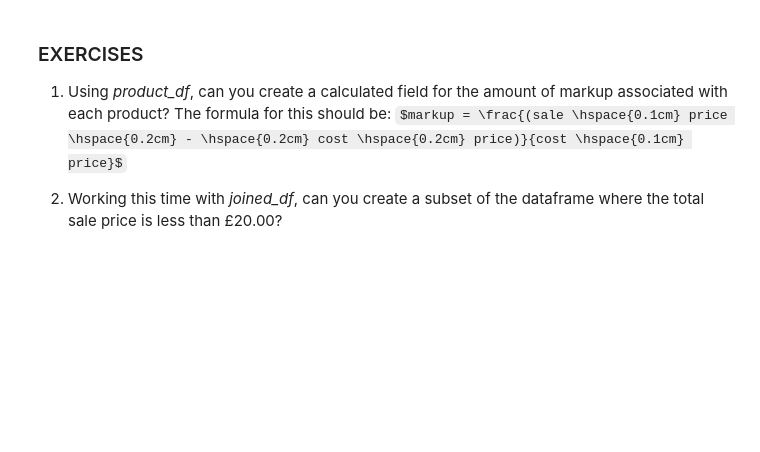
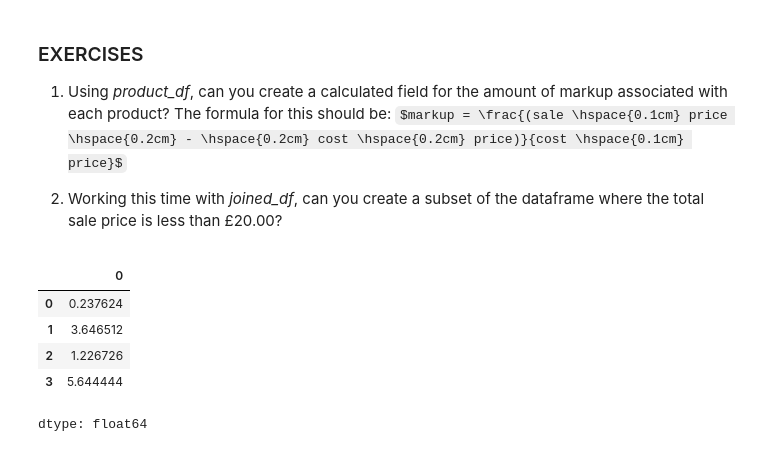
Before and after one commit to MonishaPandhi/MonishaPandhi---DataScience---GenAI---Submissions, a Jupyter notebook: Assignment_2_03_Calculated_Fields,_Indexing_and_Subsetting_COMPLETED.ipynb, the cells around one changed output. Drawn from its saved outputs; the diff is of its cells as text; code cells hidden in the pictures; some formulas as TeX source; blank space fills up the shorter version.

```diff
--- a/Assignment_2_03_Calculated_Fields,_Indexing_and_Subsetting_COMPLETED.ipynb
+++ b/Assignment_2_03_Calculated_Fields,_Indexing_and_Subsetting_COMPLETED.ipynb
@@ -168,3 +168,13 @@ Note the sep="," denotes that the columns will be sepearated by a comma - hence
 $markup = \frac{(sale \hspace{0.1cm} price \hspace{0.2cm} - \hspace{0.2cm} cost \hspace{0.2cm} price)}{cost \hspace{0.1cm} price}$
 
 2. Working this time with _joined\_df_, can you create a subset of the dataframe where the total sale price is less than £20.00?
+# %%
+df_markup = (joined_df['sale_price'] - joined_df['cost_price'])/joined_df['cost_price']
+df_markup
+# %% [output]
+|  | 0 |
+| 0 | 0.237624 |
+| 1 | 3.646512 |
+| 2 | 1.226726 |
+| 3 | 5.644444 |
+dtype: float64
```
Also changed, not shown: parts of 1 cell of this notebook.
